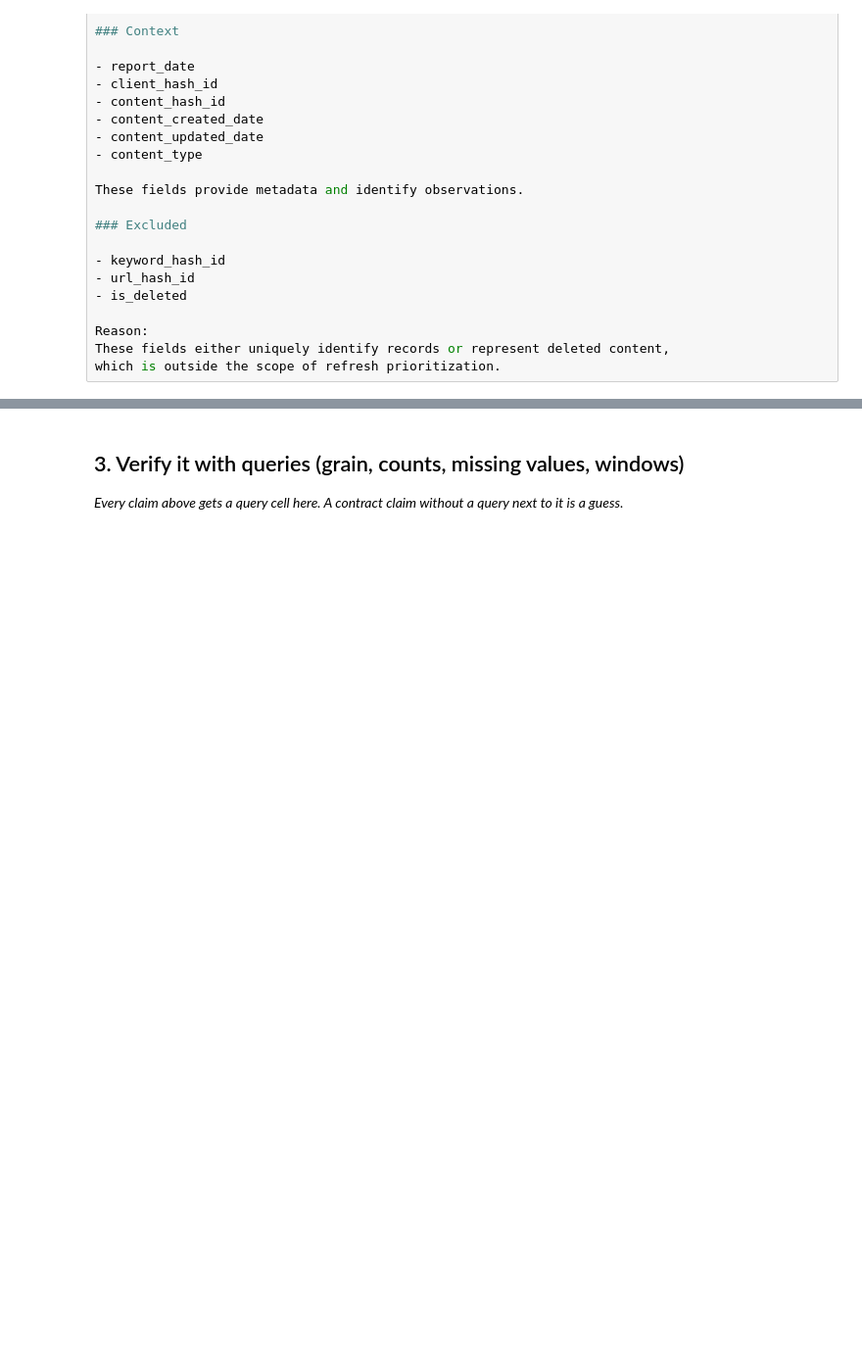
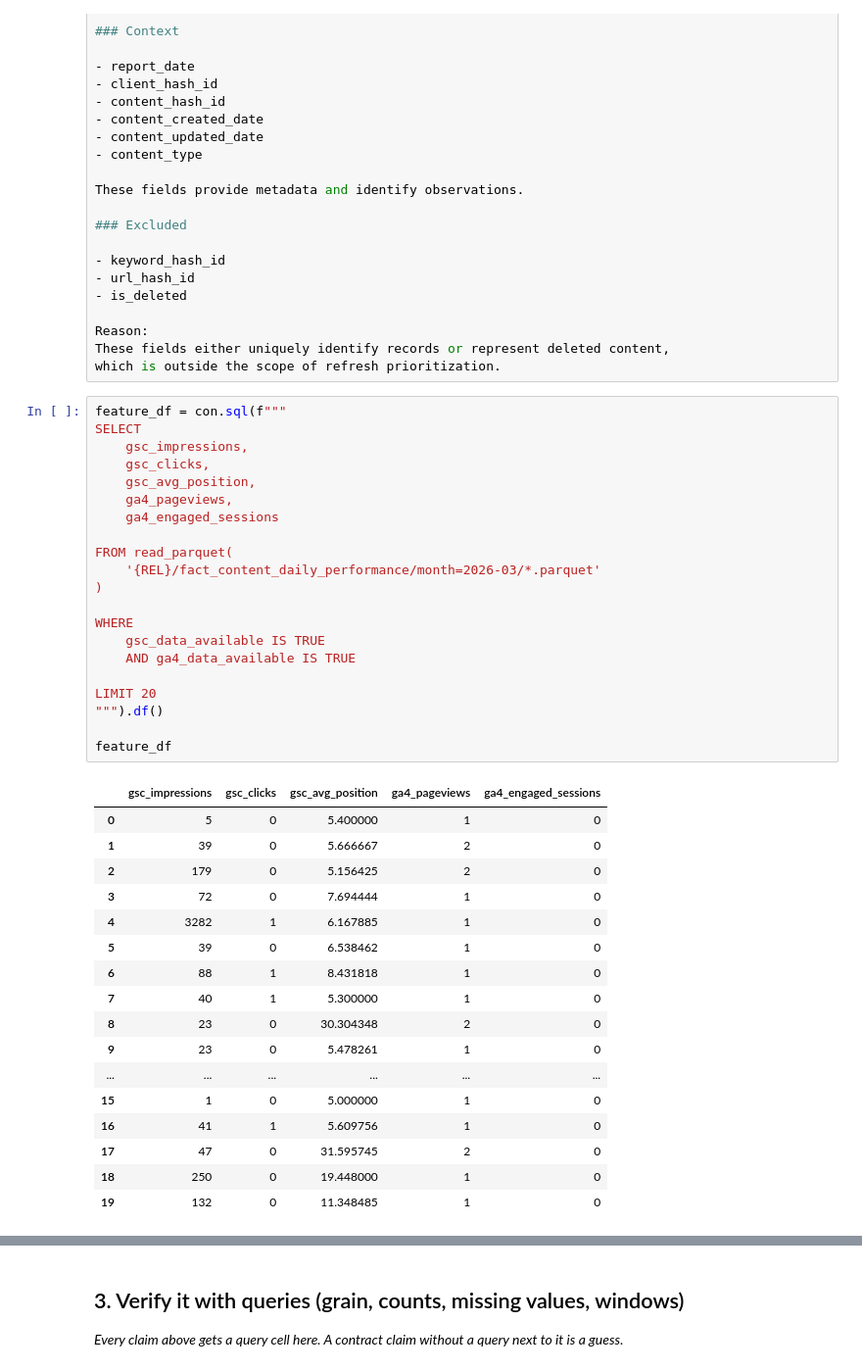
Before and after one commit to acecod3z/Flyrankinternship, a Jupyter notebook: work/notebooks/w03_data_contract.ipynb, the cells around one changed output, grey strips where cells are left out. Shown at 98% size. Saved outputs shown, nothing was run; the diff lists cells and outputs as text; blank space fills up the shorter version.

```diff
--- a/work/notebooks/w03_data_contract.ipynb
+++ b/work/notebooks/w03_data_contract.ipynb
@@ -148,3 +148,42 @@ These fields provide metadata and identify observations.
 Reason:
 These fields either uniquely identify records or represent deleted content,
 which is outside the scope of refresh prioritization.
+# %%
+feature_df = con.sql(f"""
+SELECT
+    gsc_impressions,
+    gsc_clicks,
+    gsc_avg_position,
+    ga4_pageviews,
+    ga4_engaged_sessions
+
+FROM read_parquet(
+    '{REL}/fact_content_daily_performance/month=2026-03/*.parquet'
+)
+
+WHERE
+    gsc_data_available IS TRUE
+    AND ga4_data_available IS TRUE
+
+LIMIT 20
+""").df()
+
+feature_df
+# %% [output]
+|  | gsc_impressions | gsc_clicks | gsc_avg_position | ga4_pageviews | ga4_engaged_sessions |
+| 0 | 5 | 0 | 5.400000 | 1 | 0 |
+| 1 | 39 | 0 | 5.666667 | 2 | 0 |
+| 2 | 179 | 0 | 5.156425 | 2 | 0 |
+| 3 | 72 | 0 | 7.694444 | 1 | 0 |
+| 4 | 3282 | 1 | 6.167885 | 1 | 0 |
+| 5 | 39 | 0 | 6.538462 | 1 | 0 |
+| 6 | 88 | 1 | 8.431818 | 1 | 0 |
+| 7 | 40 | 1 | 5.300000 | 1 | 0 |
+| 8 | 23 | 0 | 30.304348 | 2 | 0 |
+| 9 | 23 | 0 | 5.478261 | 1 | 0 |
+| ... | ... | ... | ... | ... | ... |
+| 15 | 1 | 0 | 5.000000 | 1 | 0 |
+| 16 | 41 | 1 | 5.609756 | 1 | 0 |
+| 17 | 47 | 0 | 31.595745 | 2 | 0 |
+| 18 | 250 | 0 | 19.448000 | 1 | 0 |
+| 19 | 132 | 0 | 11.348485 | 1 | 0 |
```
Also changed, not shown: parts of 3 cells of this notebook.
